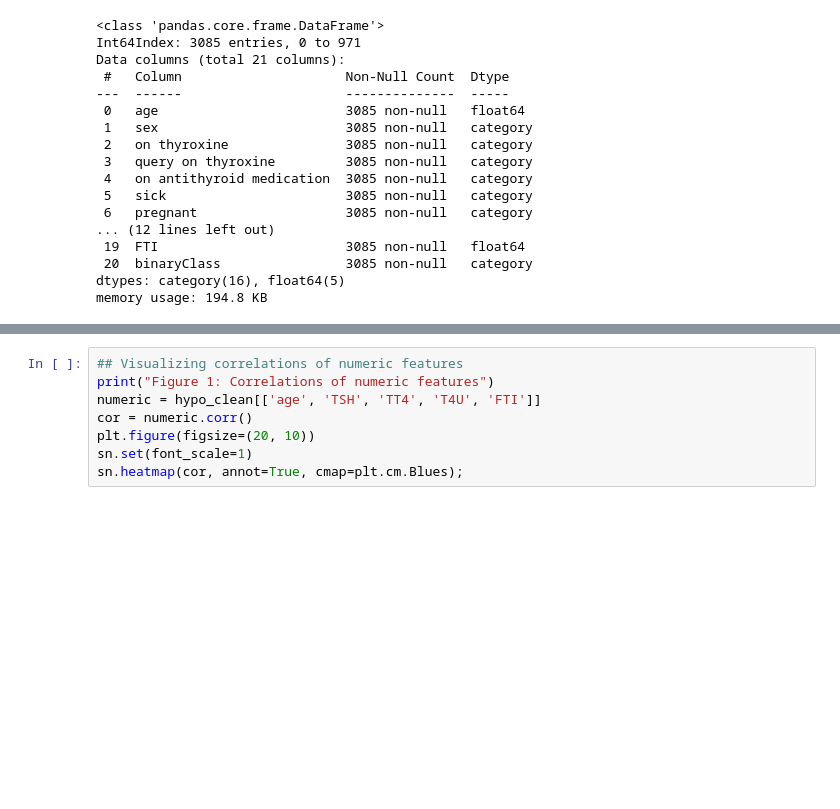
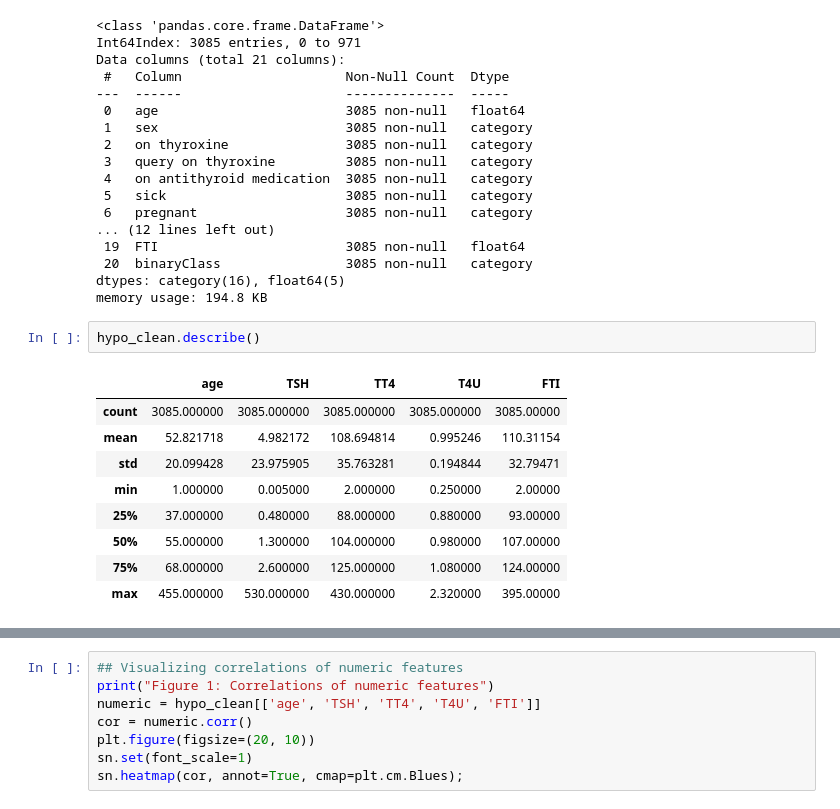
Before and after one commit to DSCI-310-2023/dsci-310-group-17, a Jupyter notebook: analysis.ipynb, the cells around one changed output, grey strips where cells are left out. Cells and saved outputs as stored; diff of their text form; blank space fills up the shorter version.

```diff
--- a/analysis.ipynb
+++ b/analysis.ipynb
@@ -158,3 +159,15 @@ Data columns (total 21 columns):
  20  binaryClass                3085 non-null   category
 dtypes: category(16), float64(5)
 memory usage: 194.8 KB
+# %%
+hypo_clean.describe()
+# %% [output]
+|  | age | TSH | TT4 | T4U | FTI |
+| count | 3085.000000 | 3085.000000 | 3085.000000 | 3085.000000 | 3085.00000 |
+| mean | 52.821718 | 4.982172 | 108.694814 | 0.995246 | 110.31154 |
+| std | 20.099428 | 23.975905 | 35.763281 | 0.194844 | 32.79471 |
+| min | 1.000000 | 0.005000 | 2.000000 | 0.250000 | 2.00000 |
+| 25% | 37.000000 | 0.480000 | 88.000000 | 0.880000 | 93.00000 |
+| 50% | 55.000000 | 1.300000 | 104.000000 | 0.980000 | 107.00000 |
+| 75% | 68.000000 | 2.600000 | 125.000000 | 1.080000 | 124.00000 |
+| max | 455.000000 | 530.000000 | 430.000000 | 2.320000 | 395.00000 |
```
Also changed, not shown: parts of 12 cells of this notebook.
